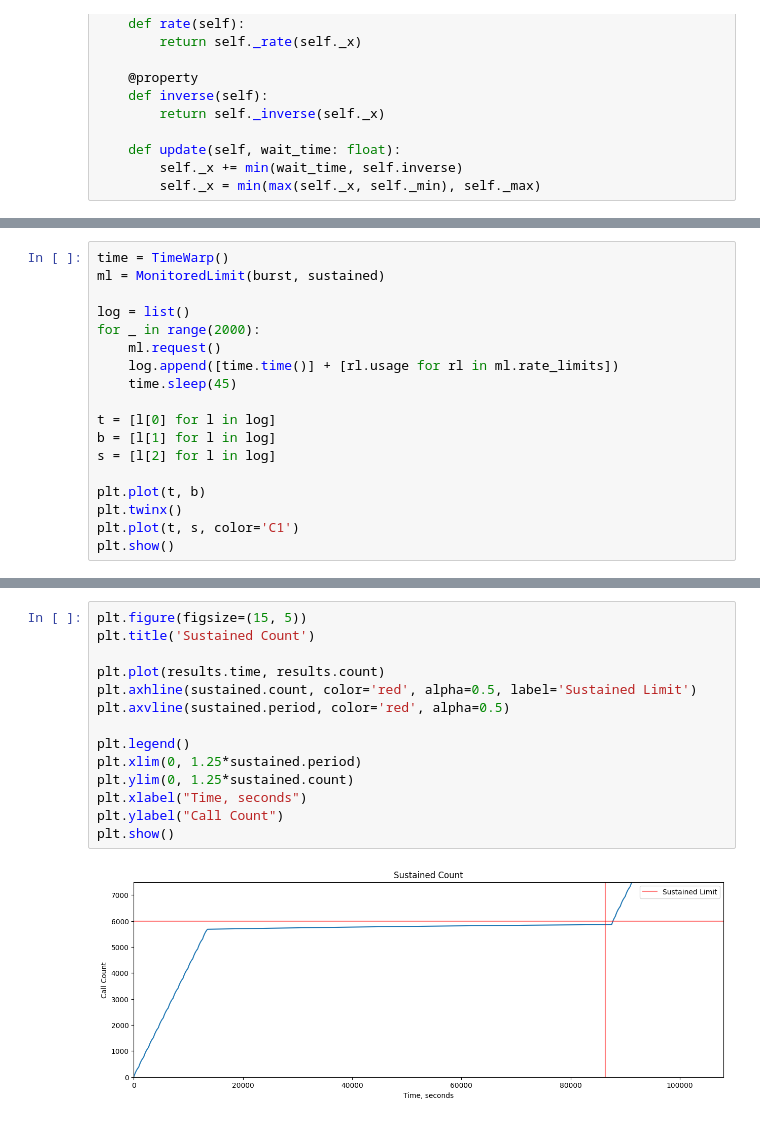
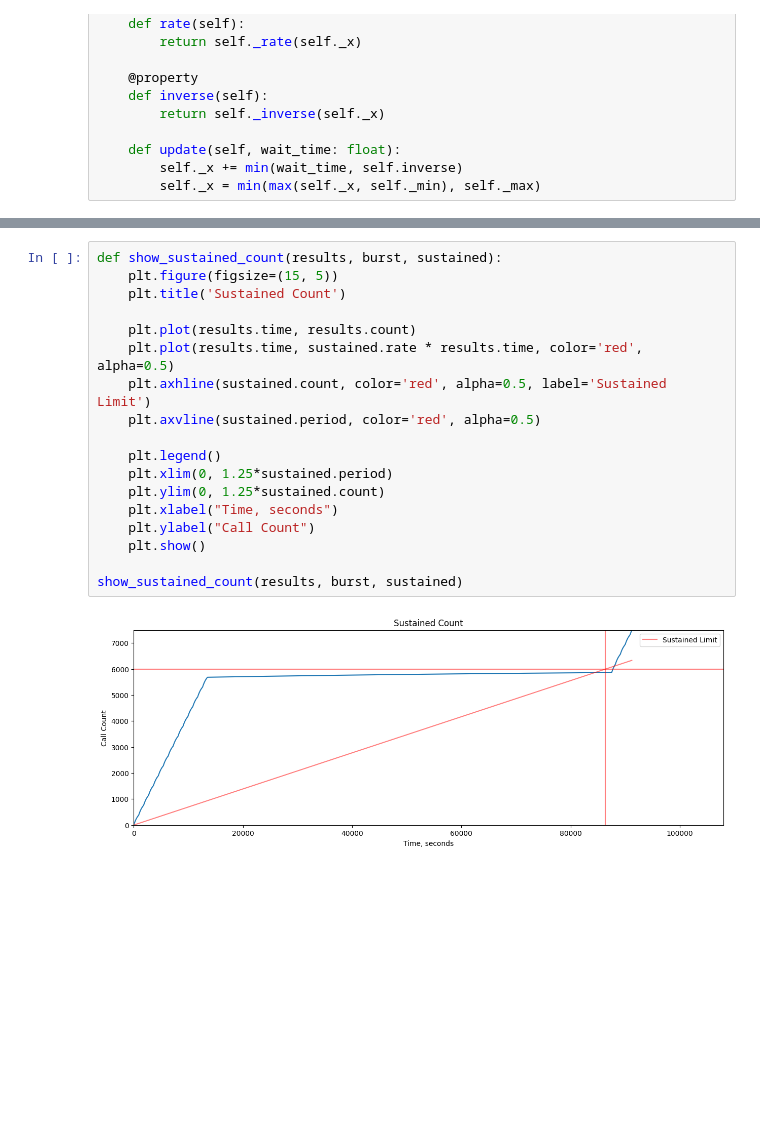
Before and after one commit to racersmith/generic-cell-rate-algorithm, a Jupyter notebook: example.ipynb, the cells around one changed output, grey strips where cells are left out. Cells and saved outputs as stored; diff of their text form; blank space fills up the shorter version.

```diff
--- a/example.ipynb
+++ b/example.ipynb
@@ -328,18 +264,0 @@ ml = MonitoredLimit(burst, sustained)
-# %%
-time = TimeWarp()
-ml = MonitoredLimit(burst, sustained)
-
-log = list()
-for _ in range(2000):
-    ml.request()
-    log.append([time.time()] + [rl.usage for rl in ml.rate_limits])
-    time.sleep(45)
-
-t = [l[0] for l in log]
-b = [l[1] for l in log]
-s = [l[2] for l in log]
-
-plt.plot(t, b)
-plt.twinx()
-plt.plot(t, s, color='C1')
-plt.show()
@@ -506,16 +399,20 @@ plt.show()
 # %%
-plt.figure(figsize=(15, 5))
-plt.title('Sustained Count')
+def show_sustained_count(results, burst, sustained):
+    plt.figure(figsize=(15, 5))
+    plt.title('Sustained Count')
 
-plt.plot(results.time, results.count)
-plt.axhline(sustained.count, color='red', alpha=0.5, label='Sustained Limit')
-plt.axvline(sustained.period, color='red', alpha=0.5)
+    plt.plot(results.time, results.count)
+    plt.plot(results.time, sustained.rate * results.time, color='red', alpha=0.5)
+    plt.axhline(sustained.count, color='red', alpha=0.5, label='Sustained Limit')
+    plt.axvline(sustained.period, color='red', alpha=0.5)
 
-plt.legend()
-plt.xlim(0, 1.25*sustained.period)
-plt.ylim(0, 1.25*sustained.count)
-plt.xlabel("Time, seconds")
-plt.ylabel("Call Count")
-plt.show()
+    plt.legend()
+    plt.xlim(0, 1.25*sustained.period)
+    plt.ylim(0, 1.25*sustained.count)
+    plt.xlabel("Time, seconds")
+    plt.ylabel("Call Count")
+    plt.show()
+
+show_sustained_count(results, burst, sustained)
 # %% [output]
-[figure, old version]
+[figure, new version]
```
Also changed, not shown: parts of 13 cells of this notebook.
